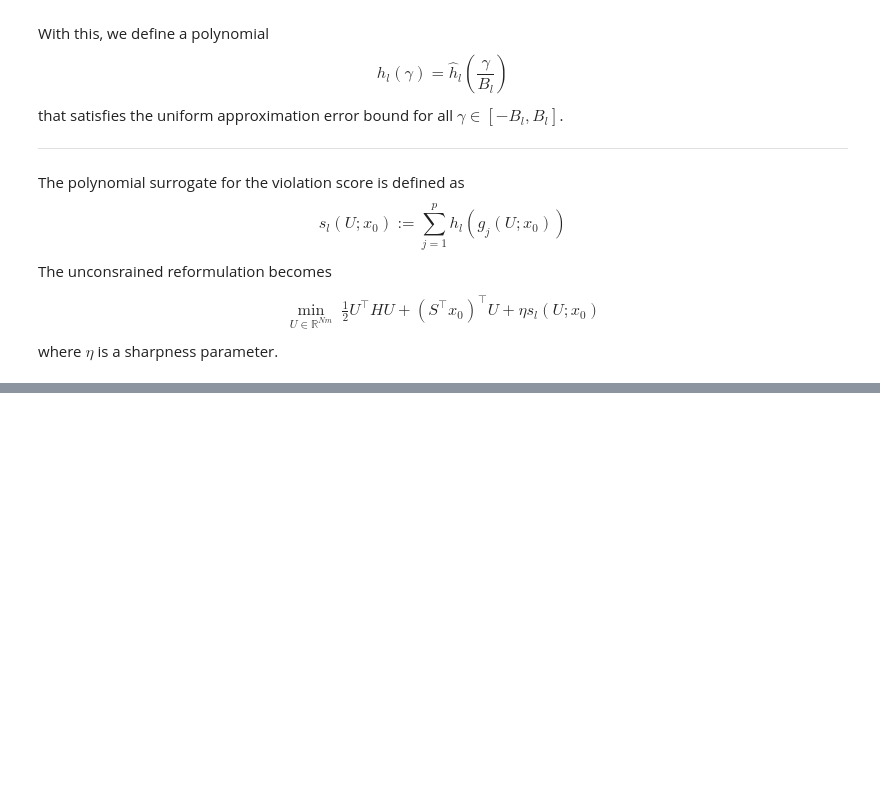
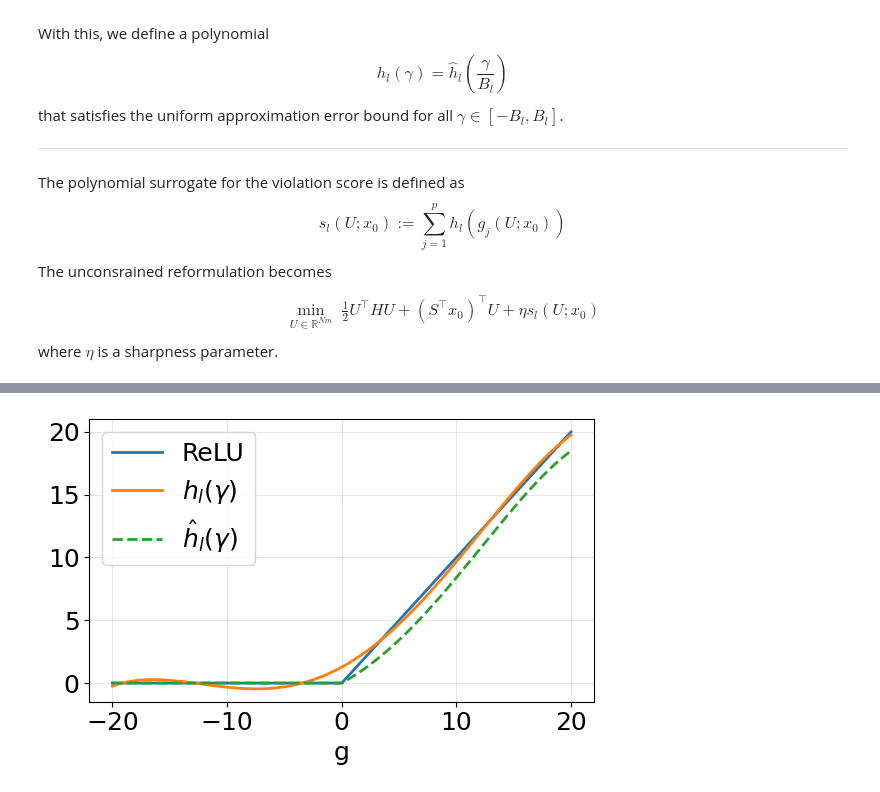
Before and after one commit to k-uta/Variational-Encrypted-Model-Predictive-Control, a Jupyter notebook: test.ipynb, the cells around one changed output, grey strips where cells are left out. Cells and saved outputs as stored; diff of their text form; code cells hidden in the pictures; blank space fills up the shorter version.

Commit message:
Threshold polynomial approximation

```diff
--- a/test.ipynb
+++ b/test.ipynb
@@ -359,2 +403,23 @@ plt.show()
+# %%
+# Plot thresholded surrogate used in solve_surrogate_mpc
+z = np.linspace(-cheb_bound, cheb_bound, 400)
+
+# Original Chebyshev ReLU approximation
+p = qpMPC.eval_relu_poly(z, surrogate_solver["coeffs"], cheb_bound)
+
+# Thresholded version (same as solve_surrogate_mpc)
+p_thresh = h_threshold(z)
+
+plt.figure(figsize=(6, 4))
+plt.plot(z, np.maximum(0, z),  label='ReLU',linewidth=2.0)
+plt.plot(z, p, label=r"$h_l(\gamma)$",linewidth=2.0)
+plt.plot(z, p_thresh,'--', label=r"$\hat{h}_l(\gamma)$",linewidth=2.0)
+plt.xlabel('g')
+plt.grid(True, alpha=0.3)
+plt.legend()
+plt.tight_layout()
+plt.show()
+# %% [output]
+[figure, added]
 # %%
 # Controller: Polynomial surrogate MPC (unconstrained)
```
Also changed, not shown: parts of 11 cells of this notebook, 3 other files.
